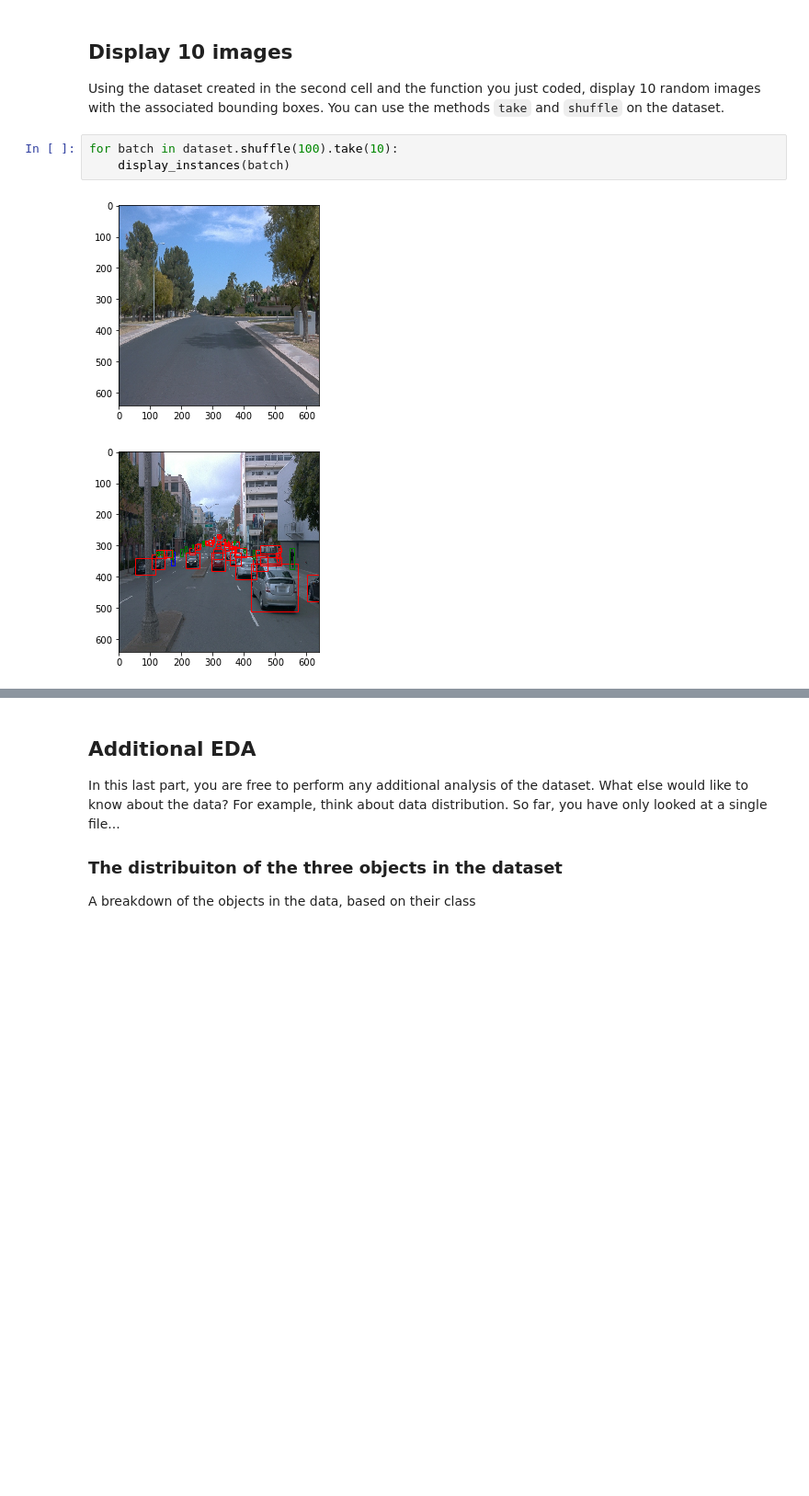
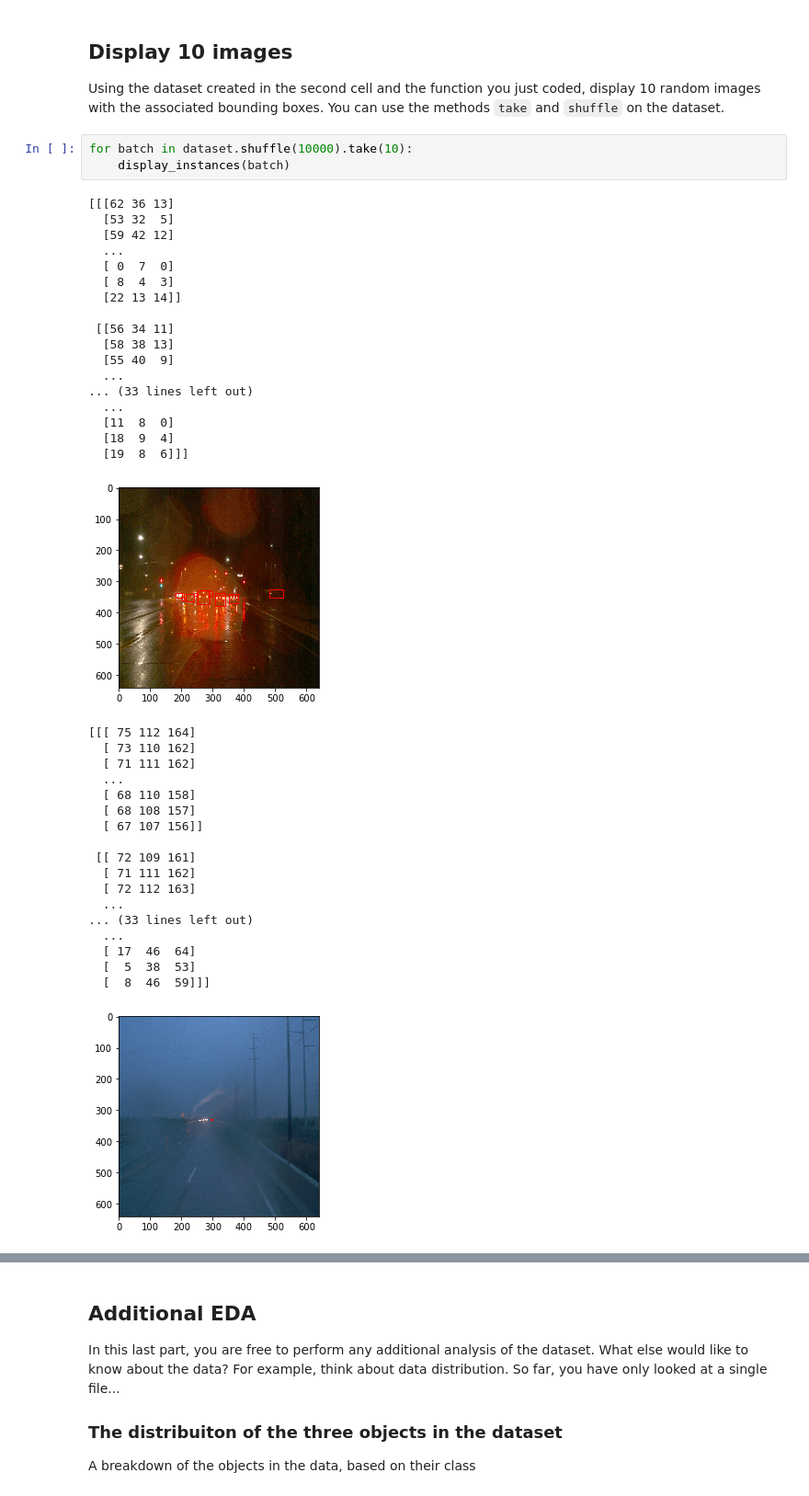
Before and after one commit to udacity/nd013-c1-vision-starter, a Jupyter notebook: Exploratory Data Analysis.ipynb, the cells around one changed output, grey strips where cells are left out. Shown at 92% size. Cells and saved outputs as stored; diff of their text form; blank space fills up the shorter version.

Commit message:
Implemented analysis across the entire dataset

```diff
--- a/Exploratory Data Analysis.ipynb
+++ b/Exploratory Data Analysis.ipynb
@@ -50,8 +103,42 @@ def display_instances(batch):
 
 Using the dataset created in the second cell and the function you just coded, display 10 random images with the associated bounding boxes. You can use the methods `take` and `shuffle` on the dataset.
 # %%
-for batch in dataset.shuffle(100).take(10):
+for batch in dataset.shuffle(10000).take(10):
     display_instances(batch)
 # %% [output]
+[[[62 36 13]
+  [53 32  5]
+  [59 42 12]
+  ...
+  [ 0  7  0]
+  [ 8  4  3]
+  [22 13 14]]
+
+ [[56 34 11]
+  [58 38 13]
+  [55 40  9]
+  ...
+... (33 lines left out)
+  ...
+  [11  8  0]
+  [18  9  4]
+  [19  8  6]]]
-[figure, old version]
+[figure, new version]
+[[[ 75 112 164]
+  [ 73 110 162]
+  [ 71 111 162]
+  ...
+  [ 68 110 158]
+  [ 68 108 157]
+  [ 67 107 156]]
+
+ [[ 72 109 161]
+  [ 71 111 162]
+  [ 72 112 163]
+  ...
+... (33 lines left out)
+  ...
+  [ 17  46  64]
+  [  5  38  53]
+  [  8  46  59]]]
-[figure, old version]
+[figure, new version]
```
Also changed, not shown: parts of 8 cells of this notebook.
